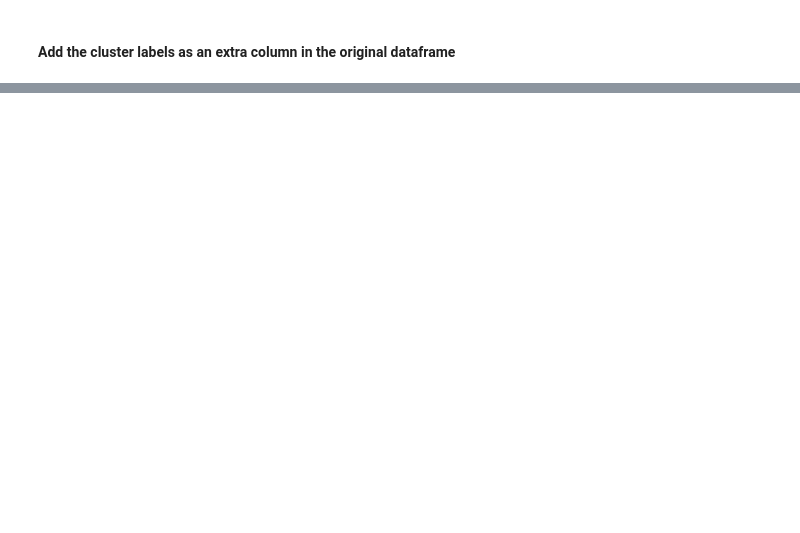
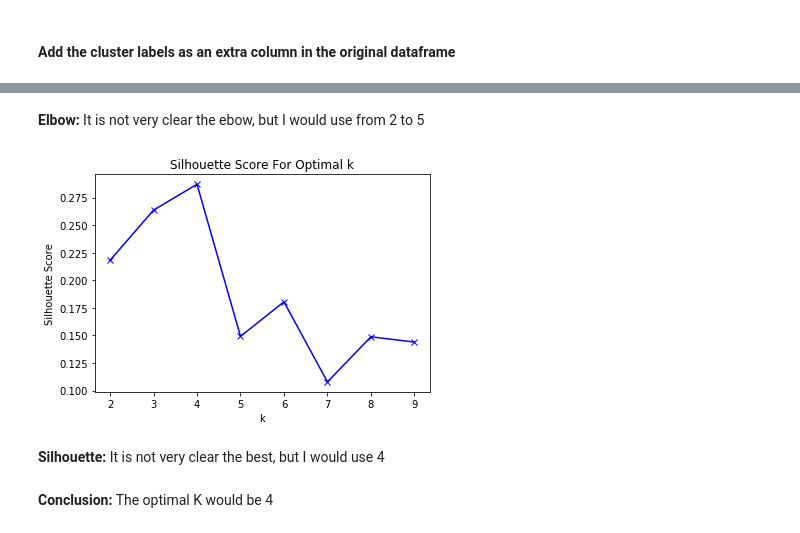
Before and after one commit to egbertoleal/datamining, a Jupyter notebook: Week3/etivity3.ipynb, the cells around one changed output, grey strips where cells are left out. Cells and saved outputs as stored; diff of their text form; code cells hidden in the pictures; blank space fills up the shorter version.

```diff
--- a/Week3/etivity3.ipynb
+++ b/Week3/etivity3.ipynb
@@ -208,0 +181,23 @@ df.groupby('cluster').mean()
+# %% [markdown]
+**Elbow:** It is not very clear the ebow, but I would use from 2 to 5
+# %%
+silhouette_score_final = []
+Num_K = range(2,10)
+for n_cluster in Num_K:
+    kmeans = KMeans(n_clusters=n_cluster, max_iter=1000).fit(data)
+    label = kmeans.labels_
+    sil_coeff = silhouette_score(df, label, metric='euclidean')
+    #sil_coeff = silhouette_score(data, label)
+    silhouette_score_final.append( sil_coeff)
+
+plt.plot(Num_K, silhouette_score_final, 'bx-')
+plt.xlabel('k')
+plt.ylabel("Silhouette Score")
+plt.title('Silhouette Score For Optimal k')
+plt.show()
+# %% [output]
+[figure, added]
+# %% [markdown]
+**Silhouette:** It is not very clear the best, but I would use 4
+# %% [markdown]
+**Conclusion:** The optimal K would be 4
```
Also changed, not shown: parts of 36 cells of this notebook.
